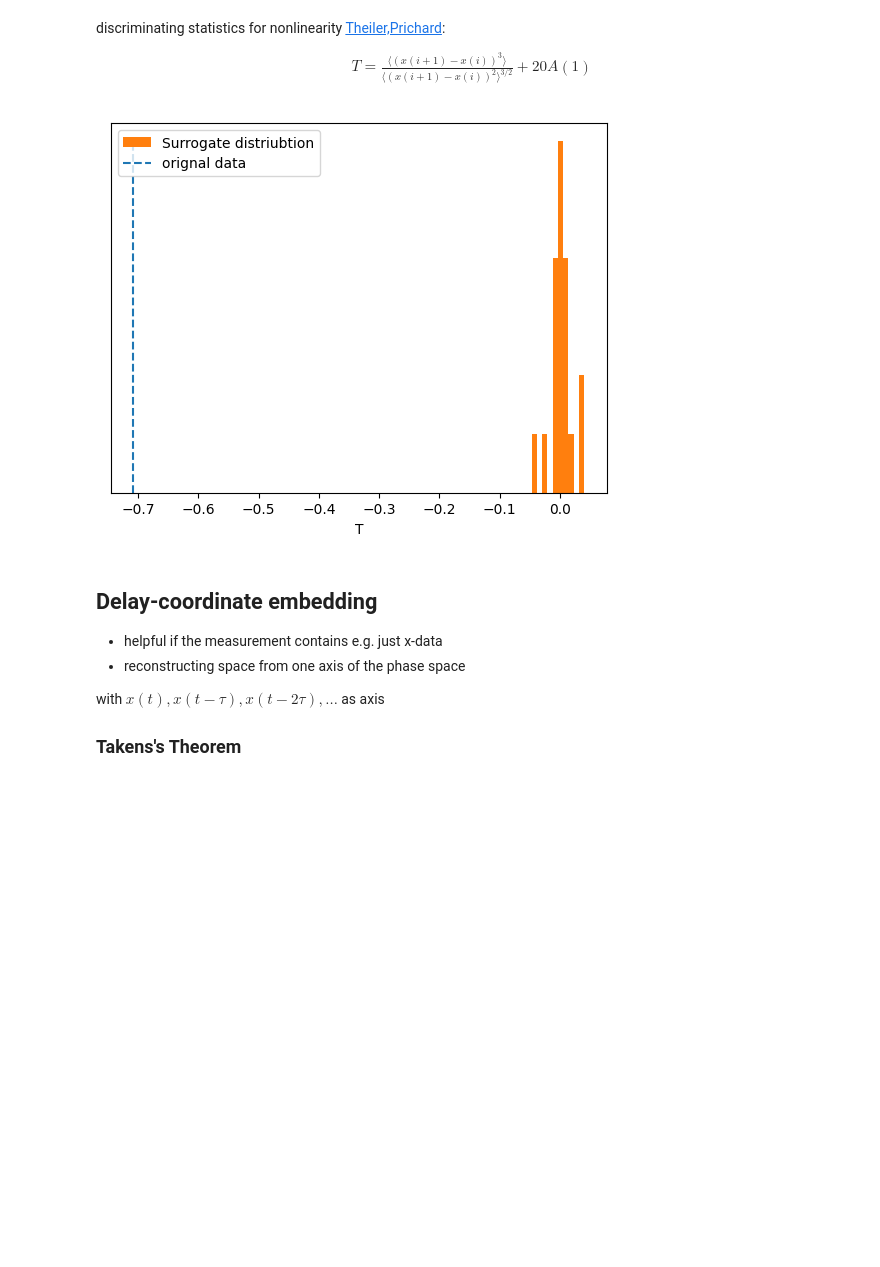
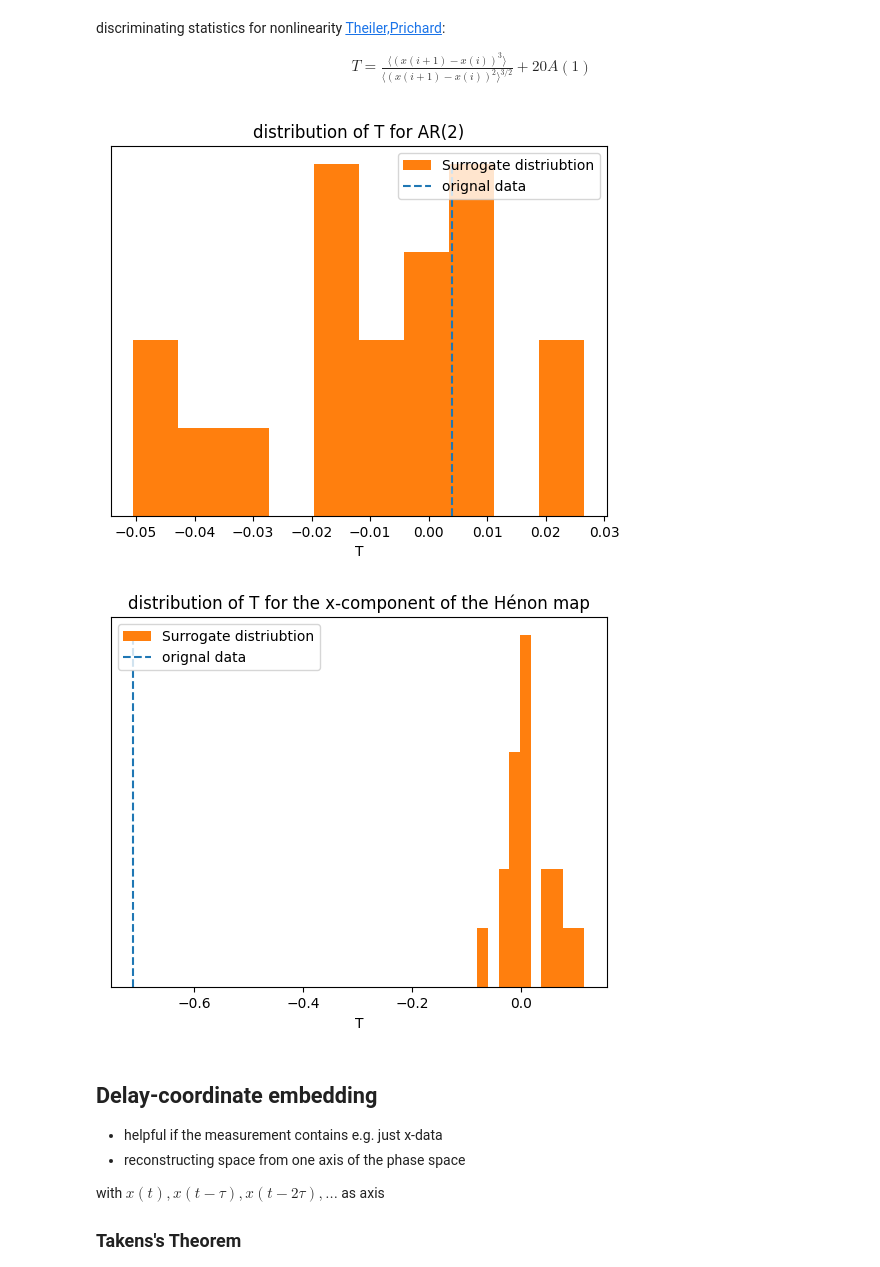
Before and after one commit to LucaGawa/Surrogates, a Jupyter notebook: surrogates.ipynb, the cells around one changed output. Cells and saved outputs as stored; diff of their text form; code cells hidden in the pictures; blank space fills up the shorter version.

```diff
--- a/surrogates.ipynb
+++ b/surrogates.ipynb
@@ -2,0 +70,23 @@ Einführung
+# %%
+gauss_0 = np.random.normal(10, 2, 500)
+gauss_1 = np.random.normal(20,3, 500)
+
+fig, axes = plt.subplots(2, sharex=True)
+N, bins, patches = axes[0].hist(gauss_0, bins=50,  linewidth=0.5, color="tab:orange")
+alpha_area = 2*2+10
+i = 0
+while bins[i] < alpha_area:
+    patches[i].set_facecolor('tab:blue')
+    i+=1
+N, bins, patches = axes[1].hist(gauss_1, bins=50, linewidth=0.5, color="tab:blue")
+i = 0
+while bins[i] < alpha_area:
+    patches[i].set_facecolor('tab:orange')
+    i+=1
+axes[0].axvline(x=alpha_area ,ymin=-1.2,ymax=1,c="tab:orange",linewidth=3,zorder=5, clip_on=True, label="Typ I error")
+axes[1].axvline(x=alpha_area ,ymin=0,ymax=1,c="tab:orange",linewidth=3,zorder=5, clip_on=True, label="Typ II error")
+axes[0].set_title("Distribution A with mean = 10 ")
+axes[1].set_title("Distribution B with mean = 20 ")
+axes[0].legend()
+axes[1].legend(loc='upper left')
+plt.show()
@@ -65,6 +142 @@ def powerspektrum(x):
-# %%
-def match_signal(time_series):
-    endtoend, msg = tiseanio('endtoend', data=ar2_data, silent=True)
-    truncate_sig, msg = tiseanio('choose', f'-x{endtoend["offset"]}', f'-l{endtoend["length"]}', data=time_series, silent=True)
-    return truncate_sig
 # %%
@@ -154,7 +247,7 @@ def A1(x):
     return result/(n-1)
 
 
-def plot_dis_statistic(test_statistic, data, surrogate):
+def plot_dis_statistic(test_statistic, data, surrogate, title=False):
     data = match_signal(data)
     T_values = []
     for i in range(19):
@@ -167,7 +260,10 @@ def plot_dis_statistic(test_statistic, data, surrogate):
     plt.vlines(test_statistic(data),0,max(n), color='tab:blue', linestyles='dashed', label='orignal data')
     plt.yticks([])
     plt.legend()
+    if title != False:
+        plt.title(title)
     plt.show()
 
-plot_dis_statistic(A1, ar2_data, RS)
+plot_dis_statistic(A1, ar2_data, RS, "distribution of T for AR(2)")
+plot_dis_statistic(A1, henon[:,0], RS, "distribution of T for the x-component of the Hénon map")
 # %% [output]
@@ -226,6 +325,12 @@ def FT(time_series):
     value = np.fft.ifft( amp* np.exp(phase*1j))
     return np.real(value) # todo img actually not zero
 
+parameter = np.array([1, 0.33, 0.5, 1])
+ar2_data, msg = tiseanio('ar-run', '-l1000', '-p2', data=parameter, silent=True)
+
+# creating henon map
+henon, msg = tiseano('henon', '-l1000', silent=True)
+
 ar2_data_truncate = match_signal(ar2_data)
 plot_surrogates(ar2_data_truncate, FT)
 # %% [output]
@@ -301,22 +406,24 @@ discriminating statistics for nonlinearity [Theiler,Prichard](https://doi.org/10
 # %%
 henon, msg = tiseano('henon', '-l1000', silent=True)
 trunc_henon_x = match_signal(henon[:,0])
 
 def T(x):
     n = x.shape[0]
     numerator = 0
     denominator = 0
     for i in range(n):
         numerator += (x[(i+1)%n]-x[i])**3
         denominator += (x[(i+1)%n]-x[i])**2
     numerator/=n
     denominator/=n
     result = numerator / ( (denominator)**(3/2) ) + 20*A1(x)
     return result
 
-plot_dis_statistic(T, henon[:,0], IAAFT)
+plot_dis_statistic(T, ar2_data, RS, "distribution of T for AR(2)")
+plot_dis_statistic(T, henon[:,0], RS, "distribution of T for the x-component of the Hénon map")
 # %% [output]
-[figure, old version]
+[figure, new version]
+[figure, added]
 # %% [markdown]
 ## Delay-coordinate embedding
 
```
Also changed, not shown: parts of 17 cells of this notebook, 21 other files.
